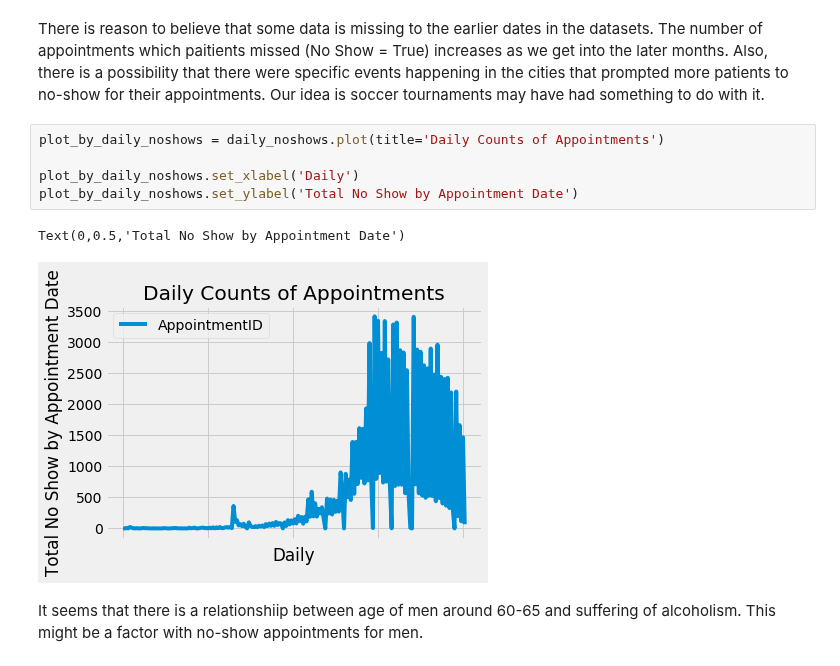
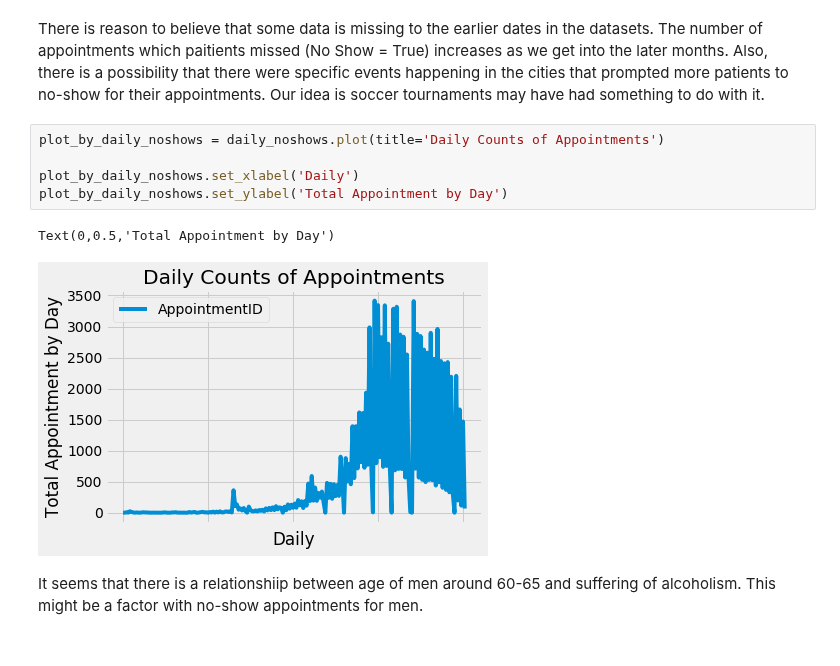
Before and after one commit to cdmorgan103/7331DataMiningNoShow, a Jupyter notebook: 7331DataMiningNoShow.ipynb, the cells around one changed output. Cells and saved outputs as stored; diff of their text form.

```diff
--- a/7331DataMiningNoShow.ipynb
+++ b/7331DataMiningNoShow.ipynb
@@ -713,11 +713,11 @@ Also, there is a possibility that there were specific events happening in the ci
 # %%
 plot_by_daily_noshows = daily_noshows.plot(title='Daily Counts of Appointments')
 
 plot_by_daily_noshows.set_xlabel('Daily')
-plot_by_daily_noshows.set_ylabel('Total No Show by Appointment Date')
+plot_by_daily_noshows.set_ylabel('Total Appointment by Day')
 # %% [output]
-Text(0,0.5,'Total No Show by Appointment Date')
+Text(0,0.5,'Total Appointment by Day')
-[figure, old version]
+[figure, new version]
 # %% [markdown]
 It seems that there is a relationshiip between age of men around 60-65 and suffering of alcoholism. This might be a factor with no-show appointments for men.
 # %%
```
Also changed, not shown: parts of 4 cells of this notebook.
